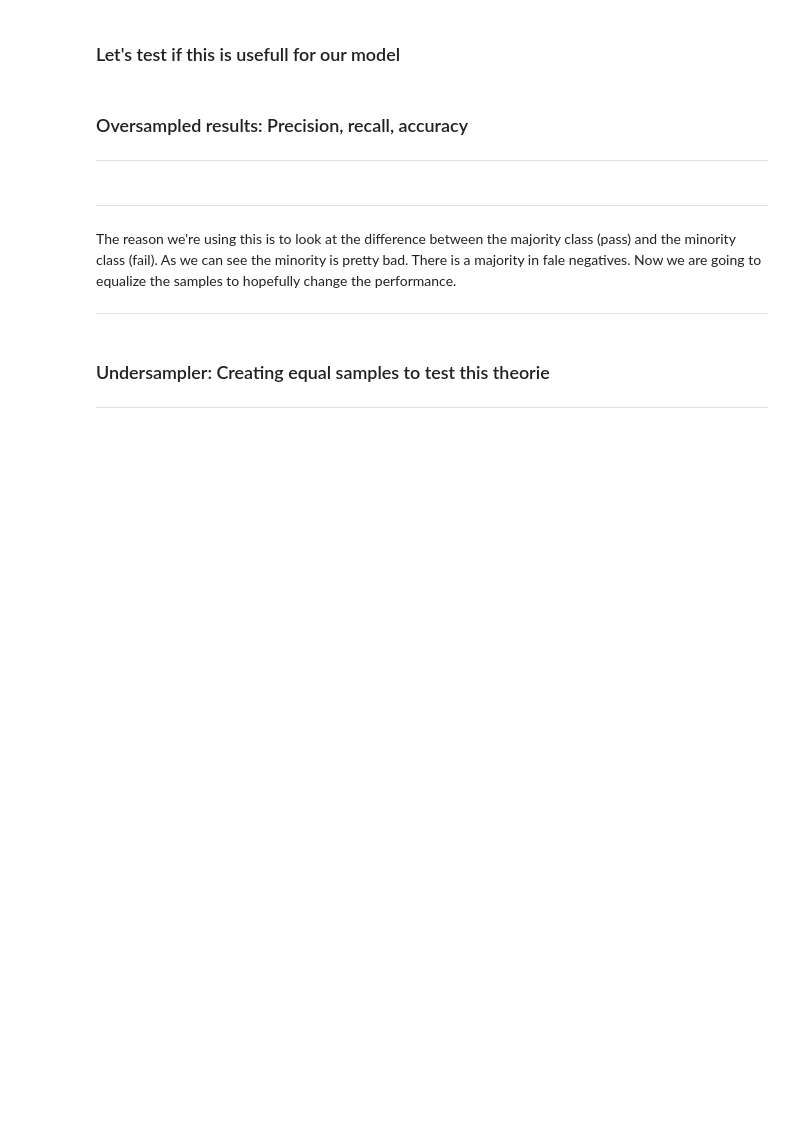
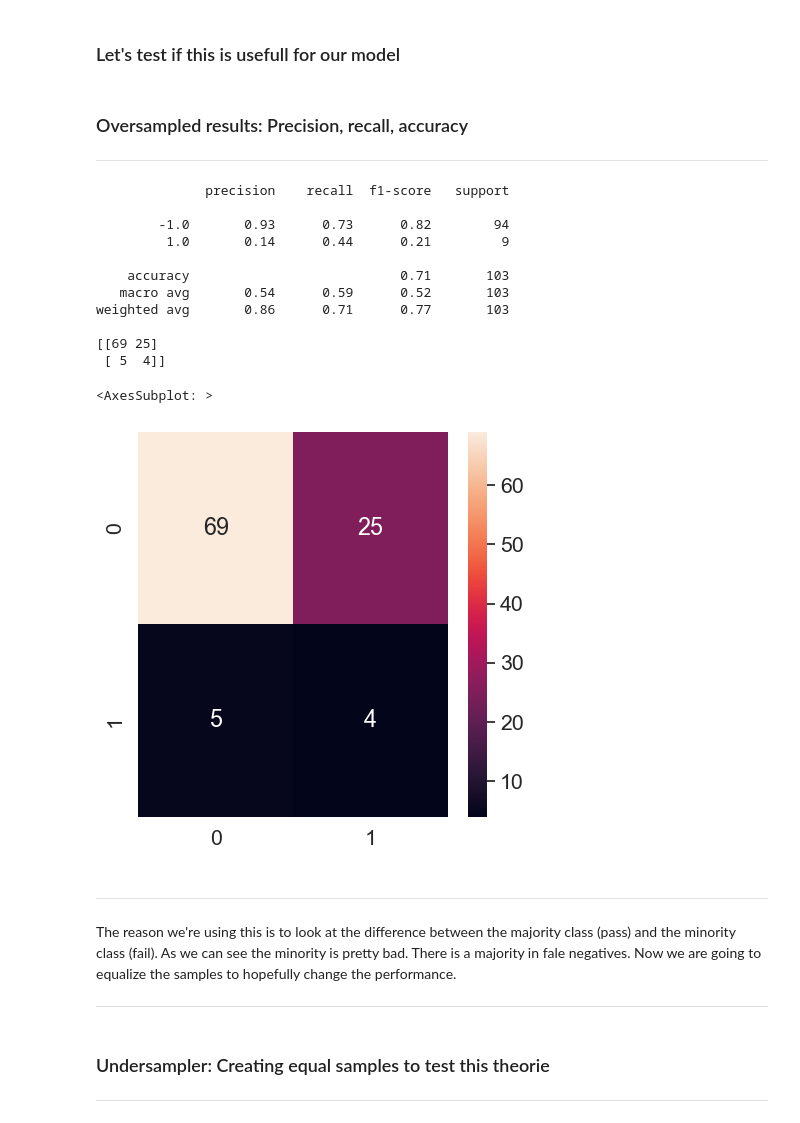
Before and after one commit to alexxtodea/DataAnalytics, a Jupyter notebook: MiniProject/Naamloos.ipynb, the cells around one changed output. Cells and saved outputs as stored; diff of their text form; code cells hidden in the pictures; blank space fills up the shorter version.

Commit message:
update confusion matrix and grid search

```diff
--- a/MiniProject/Naamloos.ipynb
+++ b/MiniProject/Naamloos.ipynb
@@ -411,16 +540,30 @@ from sklearn.model_selection import GridSearchCV
 # %%
 oversampler = RandomOverSampler(random_state=42)
 X_train_resampled, y_train_resampled = oversampler.fit_resample(X_train, y_train)
 
 classifier = LogisticRegression(solver='sag', max_iter=9000)
 classifier.fit(X_train_resampled, y_train_resampled)
 y_pred = classifier.predict(X_test)
 print(classification_report(y_test, y_pred))
 
-confusion = confusion_matrix(y_test, y_pred)
+cm_oversampled = confusion_matrix(y_test, y_pred)
 
-print(cm)
-sns.heatmap(confusion, annot=True)
+print(cm_oversampled)
+sns.heatmap(cm_oversampled, annot=True)
+# %% [output]
+              precision    recall  f1-score   support
+
+        -1.0       0.93      0.73      0.82        94
+         1.0       0.14      0.44      0.21         9
+
+    accuracy                           0.71       103
+   macro avg       0.54      0.59      0.52       103
+weighted avg       0.86      0.71      0.77       103
+
+[[69 25]
+ [ 5  4]]
+<AxesSubplot: >
+[figure, added]
 # %% [markdown]
 ***
 
```
Also changed, not shown: parts of 43 cells of this notebook.
